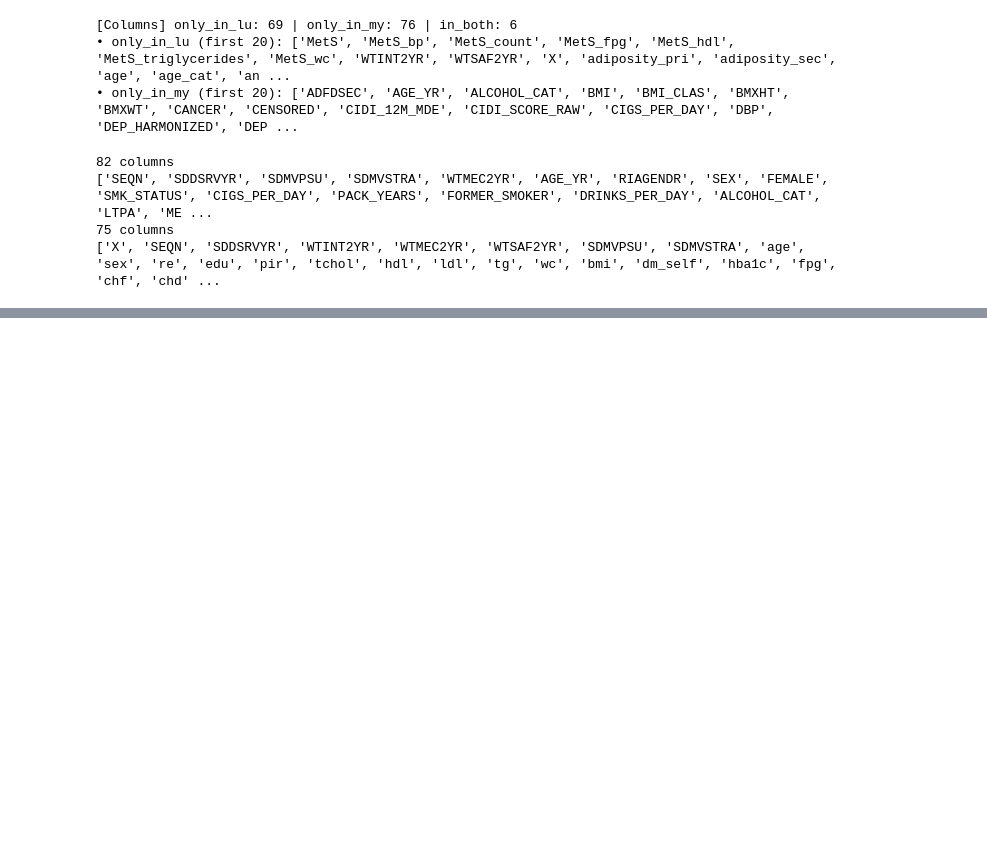
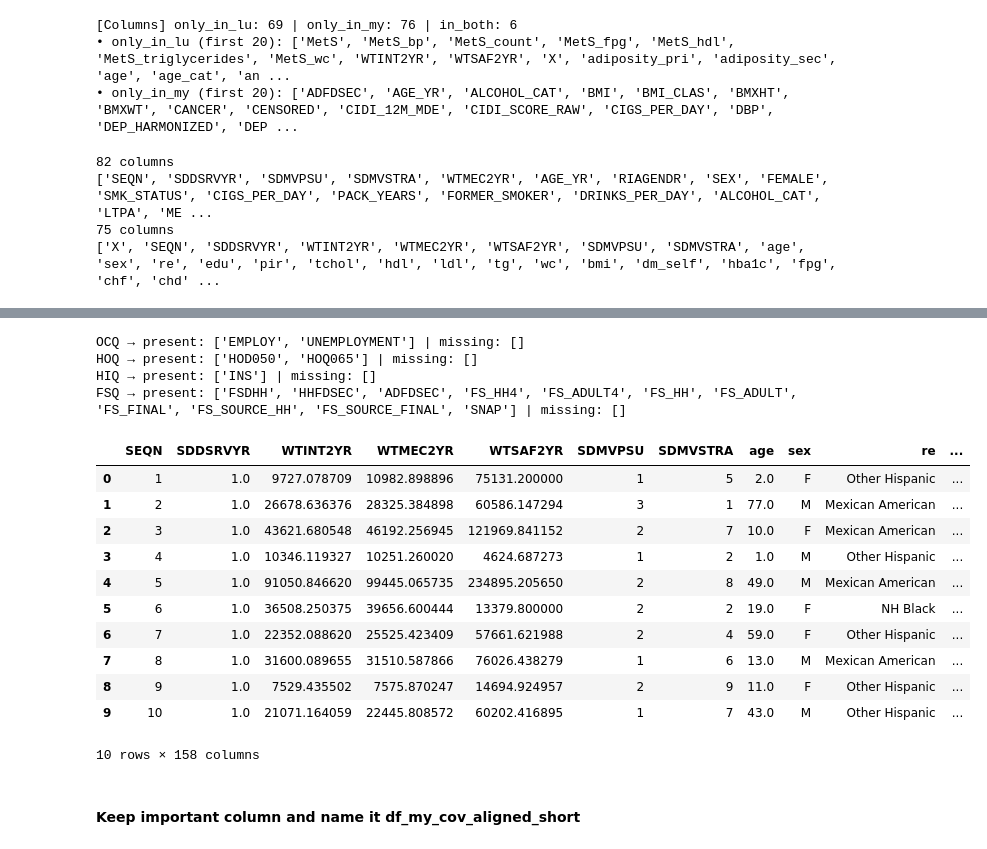
Before and after one commit to amydsy/sdoh-mediation-analysis, a Jupyter notebook: 07_align_to_lu.ipynb, the cells around one changed output, grey strips where cells are left out. Cells and saved outputs as stored; diff of their text form; code cells hidden in the pictures; blank space fills up the shorter version.

```diff
--- a/07_align_to_lu.ipynb
+++ b/07_align_to_lu.ipynb
@@ -128,0 +452,4 @@ print("[Before rename] overlap:", len(cols_my & cols_lu),
+# %%
+# 1) Plain list (sorted)
+cols = (df_my_cov_aligned.columns.tolist())
+print(f"{len(cols)} columns:\n", cols)
@@ -128,0 +1022,34 @@ print("[Before rename] overlap:", len(cols_my & cols_lu),
+# %%
+blocks = {
+    "OCQ": ["EMPLOY","UNEMPLOYMENT"],
+    "HOQ": ["HOD050","HOQ065"],
+    "HIQ": ["INS"],
+    "FSQ": ["FSDHH","HHFDSEC","ADFDSEC","FS_HH4","FS_ADULT4","FS_HH","FS_ADULT","FS_FINAL","FS_SOURCE_HH","FS_SOURCE_FINAL","SNAP"],
+}
+
+for name, cols in blocks.items():
+    present = [c for c in cols if c in df_my_cov_aligned.columns]
+    missing = [c for c in cols if c not in df_my_cov_aligned.columns]
+    print(f"{name} → present: {present} | missing: {missing}")
+# %% [output]
+OCQ → present: ['EMPLOY', 'UNEMPLOYMENT'] | missing: []
+HOQ → present: ['HOD050', 'HOQ065'] | missing: []
+HIQ → present: ['INS'] | missing: []
+FSQ → present: ['FSDHH', 'HHFDSEC', 'ADFDSEC', 'FS_HH4', 'FS_ADULT4', 'FS_HH', 'FS_ADULT', 'FS_FINAL', 'FS_SOURCE_HH', 'FS_SOURCE_FINAL', 'SNAP'] | missing: []
+# %%
+df_my_cov_aligned.head(10)
+# %% [output]
+|  | SEQN | SDDSRVYR | WTINT2YR | WTMEC2YR | WTSAF2YR | SDMVPSU | SDMVSTRA | age | sex | re | ... |
+| 0 | 1 | 1.0 | 9727.078709 | 10982.898896 | 75131.200000 | 1 | 5 | 2.0 | F | Other Hispanic | ... |
+| 1 | 2 | 1.0 | 26678.636376 | 28325.384898 | 60586.147294 | 3 | 1 | 77.0 | M | Mexican American | ... |
+| 2 | 3 | 1.0 | 43621.680548 | 46192.256945 | 121969.841152 | 2 | 7 | 10.0 | F | Mexican American | ... |
+| 3 | 4 | 1.0 | 10346.119327 | 10251.260020 | 4624.687273 | 1 | 2 | 1.0 | M | Other Hispanic | ... |
+| 4 | 5 | 1.0 | 91050.846620 | 99445.065735 | 234895.205650 | 2 | 8 | 49.0 | M | Mexican American | ... |
+| 5 | 6 | 1.0 | 36508.250375 | 39656.600444 | 13379.800000 | 2 | 2 | 19.0 | F | NH Black | ... |
+| 6 | 7 | 1.0 | 22352.088620 | 25525.423409 | 57661.621988 | 2 | 4 | 59.0 | F | Other Hispanic | ... |
+| 7 | 8 | 1.0 | 31600.089655 | 31510.587866 | 76026.438279 | 1 | 6 | 13.0 | M | Mexican American | ... |
+| 8 | 9 | 1.0 | 7529.435502 | 7575.870247 | 14694.924957 | 2 | 9 | 11.0 | F | Other Hispanic | ... |
+| 9 | 10 | 1.0 | 21071.164059 | 22445.808572 | 60202.416895 | 1 | 7 | 43.0 | M | Other Hispanic | ... |
+10 rows × 158 columns
+# %% [markdown]
+#### Keep important column and name it df_my_cov_aligned_short
```
Also changed, not shown: parts of 37 cells of this notebook, 23 other files.
